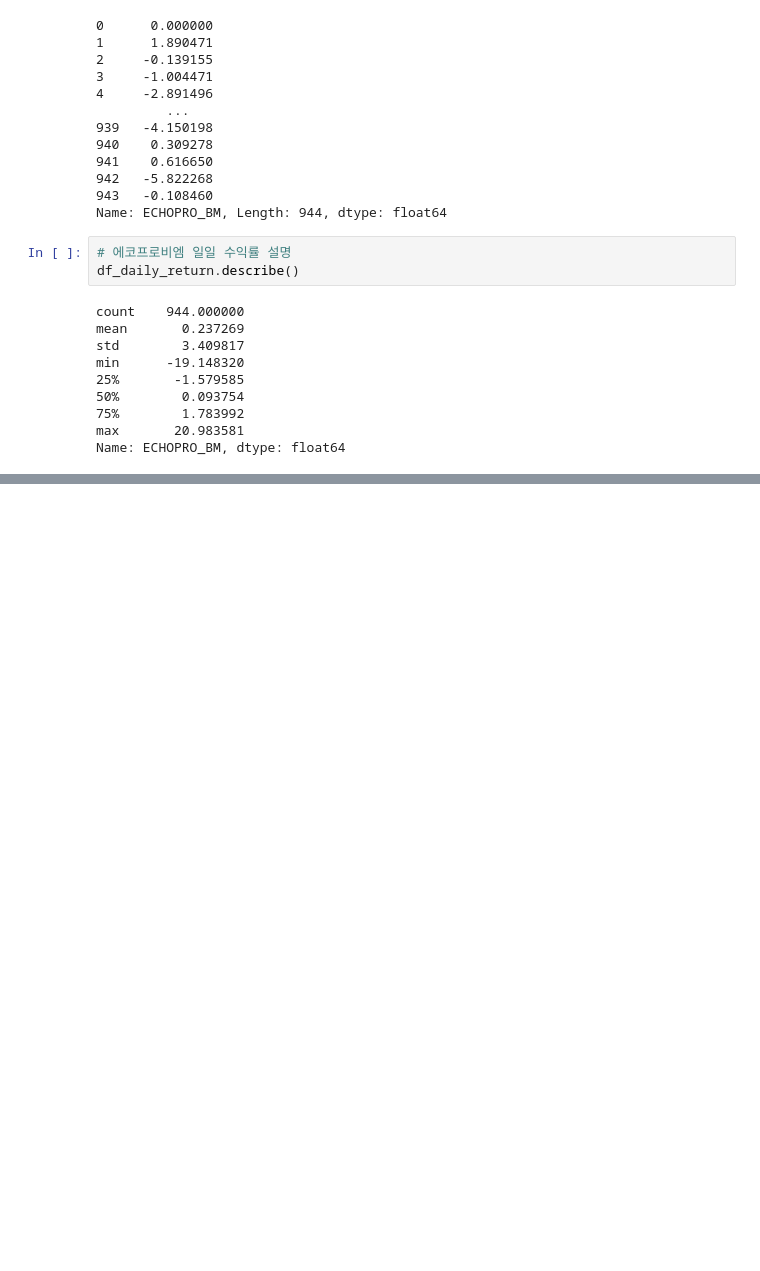
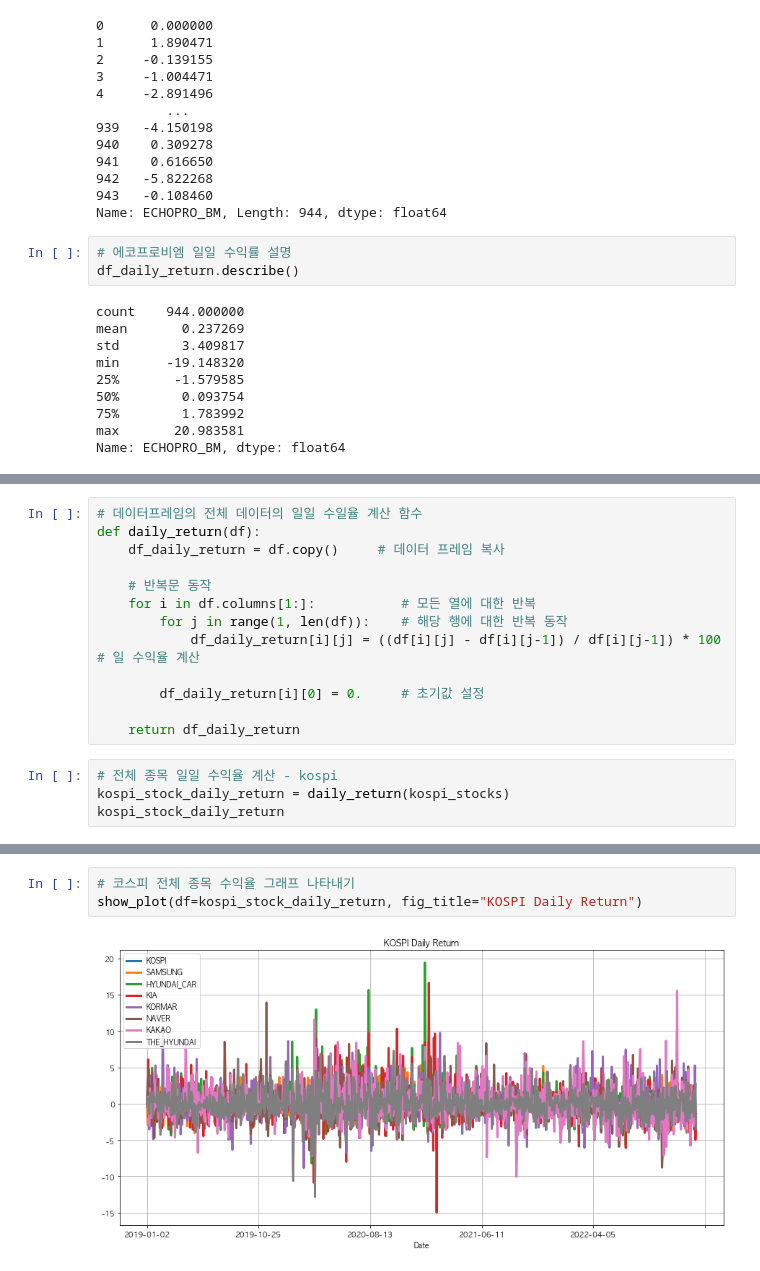
Before and after one commit to Ki-Sung/python_financial_analysis_and_machine_learning, a Jupyter notebook: own_analysis_in_korea/data_analytics_and_visualization.ipynb, the cells around one changed output, grey strips where cells are left out. Cells and saved outputs as stored; diff of their text form; blank space fills up the shorter version.

Commit message:
stocks daily return kospi, kosdaq

```diff
--- a/own_analysis_in_korea/data_analytics_and_visualization.ipynb
+++ b/own_analysis_in_korea/data_analytics_and_visualization.ipynb
@@ -403,0 +406,17 @@ Name: ECHOPRO_BM, dtype: float64
+# %%
+# 데이터프레임의 전체 데이터의 일일 수일율 계산 함수
+def daily_return(df):
+    df_daily_return = df.copy()     # 데이터 프레임 복사
+
+    # 반복문 동작
+    for i in df.columns[1:]:           # 모든 열에 대한 반복
+        for j in range(1, len(df)):    # 해당 행에 대한 반복 동작
+            df_daily_return[i][j] = ((df[i][j] - df[i][j-1]) / df[i][j-1]) * 100   # 일 수익율 계산
+
+        df_daily_return[i][0] = 0.     # 초기값 설정
+
+    return df_daily_return
+# %%
+# 전체 종목 일일 수익율 계산 - kospi
+kospi_stock_daily_return = daily_return(kospi_stocks)
+kospi_stock_daily_return
@@ -403,0 +437,5 @@ Name: ECHOPRO_BM, dtype: float64
+# %%
+# 코스피 전체 종목 수익율 그래프 나타내기
+show_plot(df=kospi_stock_daily_return, fig_title="KOSPI Daily Return")
+# %% [output]
+[figure, added]
```
Also changed, not shown: parts of 9 cells of this notebook.
